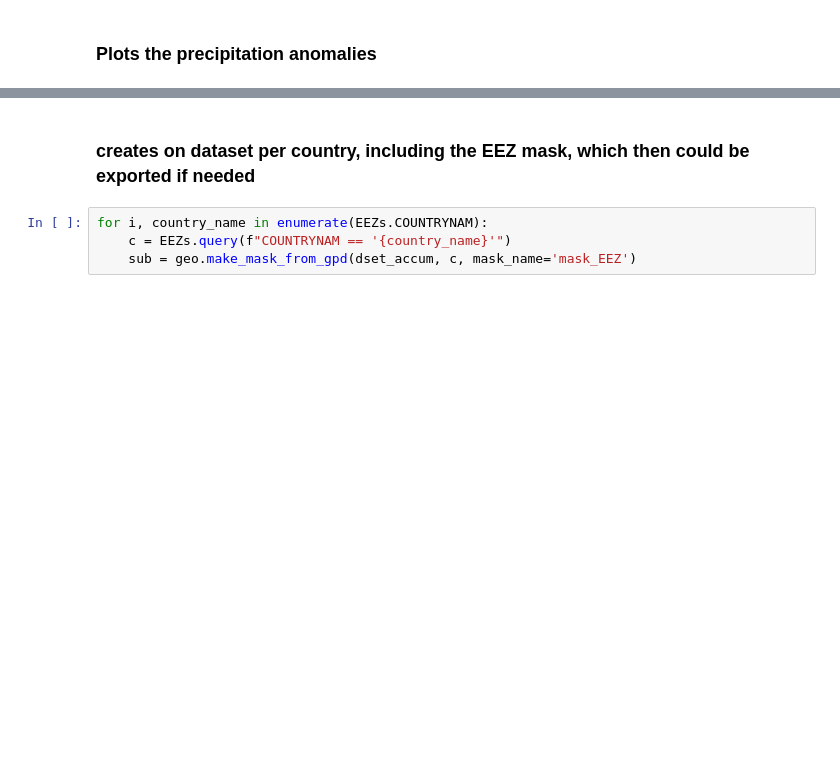
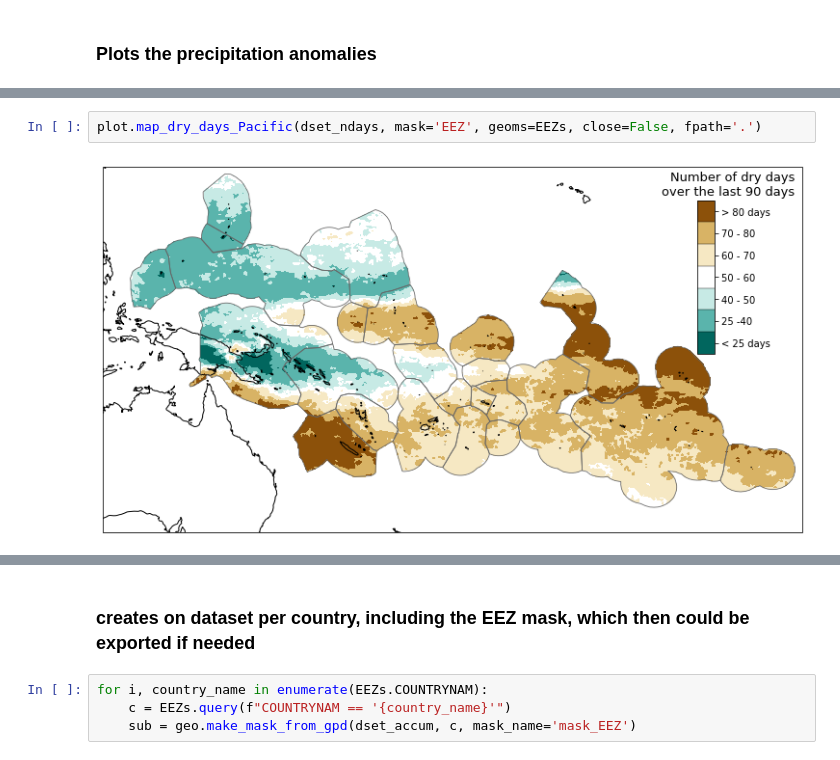
Before and after one commit to nicolasfauchereau/ICU_Water_Watch, a Jupyter notebook: notebooks/GPM/GPM-IMERG_processing.ipynb, the cells around one changed output, grey strips where cells are left out. Cells and saved outputs as stored; diff of their text form; blank space fills up the shorter version.

```diff
--- a/notebooks/GPM/GPM-IMERG_processing.ipynb
+++ b/notebooks/GPM/GPM-IMERG_processing.ipynb
@@ -260,2 +183,6 @@ plot.map_EAR_Watch_Pacific(dset_accum, mask='EEZ', geoms=EEZs, close=False, fpat
+# %%
+plot.map_dry_days_Pacific(dset_ndays, mask='EEZ', geoms=EEZs, close=False, fpath='.')
+# %% [output]
+[figure, added]
 # %%
 plot.map_USDM_Pacific(dset_accum, mask='EEZ', geoms=EEZs, close=False, fpath='.')
```
Also changed, not shown: parts of 37 cells of this notebook.
